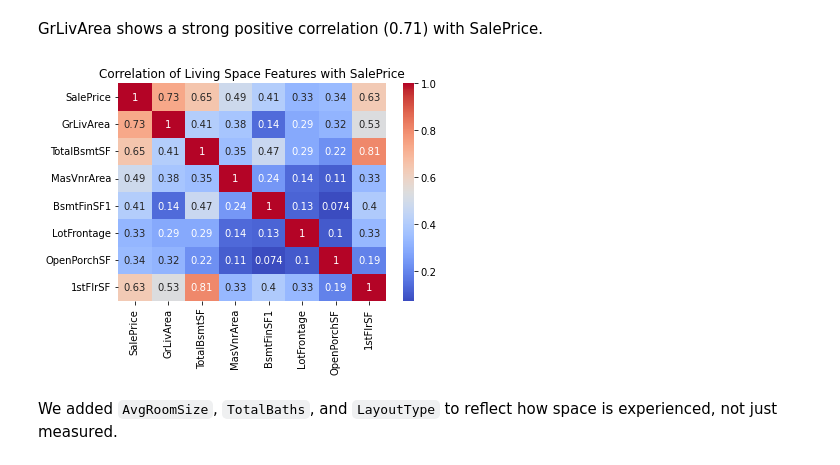
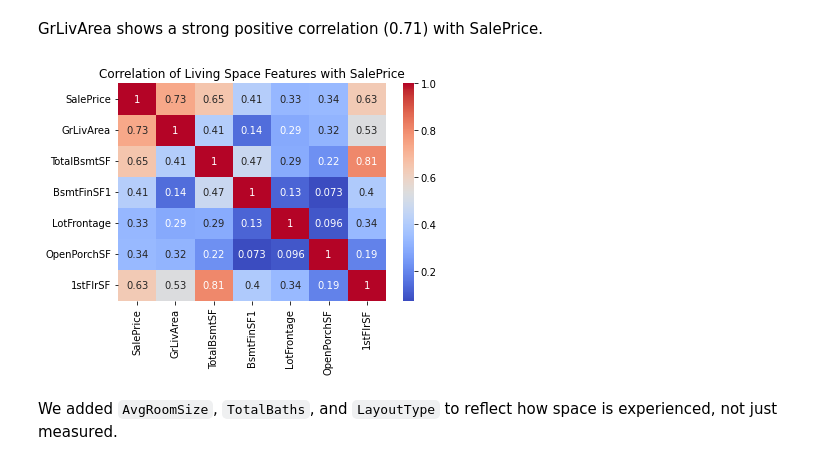
Before and after one commit to RababHanda/HousingPrices, a Jupyter notebook: HousingPrices_FullCode_v1.ipynb, the cells around one changed output. Drawn from its saved outputs; the diff is of its cells as text; code cells hidden in the pictures.

```diff
--- a/HousingPrices_FullCode_v1.ipynb
+++ b/HousingPrices_FullCode_v1.ipynb
@@ -416,10 +479,12 @@ Name: SalePrice, dtype: float64
+# %%
+#Dropping columns based on categorical vs sale price analysis
+df_train = df_train.drop(columns=['GarageQual', 'PavedDrive','ExterCond', 'LotShape', 'BsmtFinType1', 'BsmtFinType2', 'Condition1', 'LandSlope', 'RoofStyle', 'LandContour', 'LotConfig'])
 # %%
-# Correlation matrix
-correlation_matrix = df_train.select_dtypes(include='number').corr()
+# Correlation matrix for Numeric columns
+correlation_matrix = df_train.select_dtypes(include=['float64', 'int64']).corr()
 
 # Correlation with SalePrice, sorted
-print(correlation_matrix['SalePrice'].sort_values(ascending=False).head(15))
-# correlation_matrix['SalePrice'].sort_values(ascending=True)
+print(correlation_matrix['SalePrice'].sort_values(ascending=False))
 # %% [output]
 SalePrice       1.000000
 OverallQual     0.790982
@@ -439 +505,11 @@ BsmtFinSF1      0.386420
 Name: SalePrice, dtype: float64
+# %%
+#Dropping low correlation columns
+corr_target = correlation_matrix['SalePrice']
+corr_drop   = correlation_matrix[(corr_target > -0.1) & (corr_target < 0.1)].index.tolist()
+
+print("Numerical columns dropped:\n")
+for col in corr_drop:
+    print(col)
+
+df_train = df_train.drop(columns = corr_drop)
@@ -705,17 +801,16 @@ GrLivArea shows a strong positive correlation (0.71) with SalePrice.
 # %%
 df_train = df_train.drop(df_train[(df_train["GrLivArea"] > 4000) & (df_train['SalePrice'] < 300000)].index)
 df_train = df_train.drop(df_train[(df_train['TotalBsmtSF'] > 5000) & (df_train['SalePrice'] < 300000)].index)
-df_train = df_train.drop(df_train[(df_train['MasVnrArea'] > 1500) & (df_train['SalePrice'] < 300000)].index)
 df_train = df_train.drop(df_train[(df_train['BsmtFinSF1'] > 4000) & (df_train['SalePrice'] < 300000)].index)
 df_train = df_train.drop(df_train[(df_train['LotFrontage'] > 250) & (df_train['SalePrice'] < 300000)].index)
 df_train = df_train.drop(df_train[(df_train['OpenPorchSF'] > 400) & (df_train['SalePrice'] < 100000)].index)
 df_train = df_train.drop(df_train[(df_train['1stFlrSF'] > 4000) & (df_train['SalePrice'] < 200000)].index)
 # %%
-sns.heatmap(df_train[['SalePrice', 'GrLivArea', 'TotalBsmtSF', 'MasVnrArea','BsmtFinSF1','LotFrontage', 'OpenPorchSF','1stFlrSF' ]].corr(), annot=True, cmap='coolwarm')
+sns.heatmap(df_train[['SalePrice', 'GrLivArea', 'TotalBsmtSF', 'BsmtFinSF1','LotFrontage', 'OpenPorchSF','1stFlrSF' ]].corr(), annot=True, cmap='coolwarm')
 plt.title("Correlation of Living Space Features with SalePrice")
 plt.show()
 # %% [output]
-[figure, old version]
+[figure, new version]
 # %%
 def layout_tag(row):
     if row['TotRmsAbvGrd'] >= 9:
```
Also changed, not shown: parts of 44 cells of this notebook, 3 other files.
